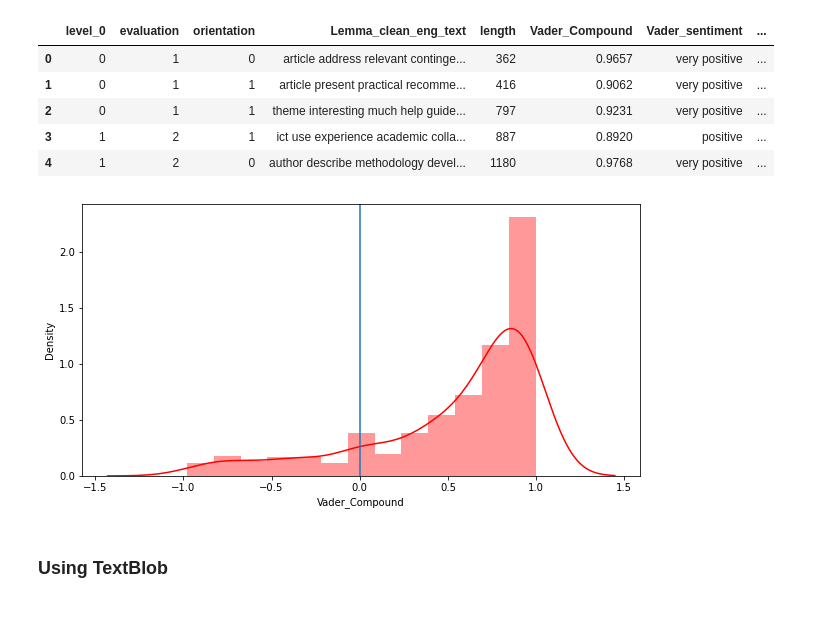
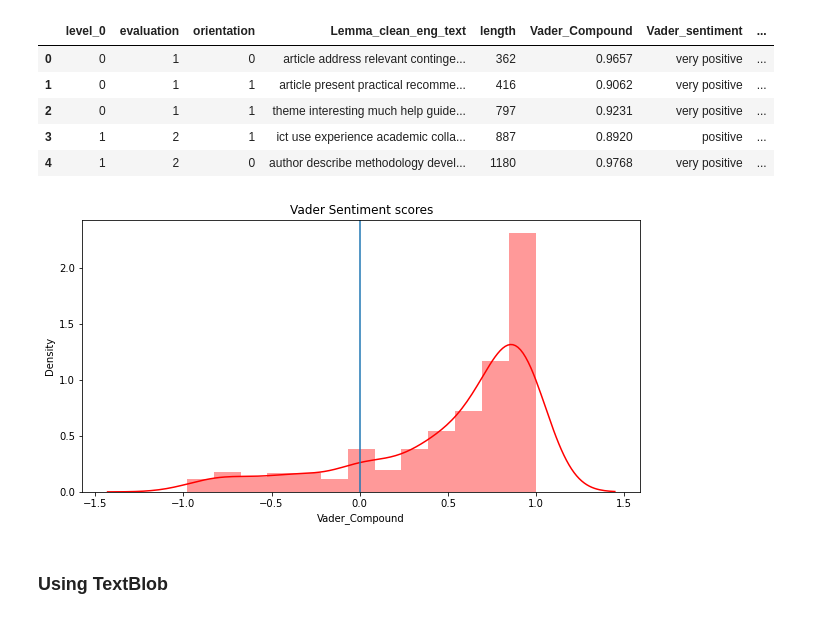
Before and after one commit to isanjawa/Sentiment-analysis-on-Peers-Reviews, a Jupyter notebook: Sentiment_on_English_Reviews.ipynb, the cells around one changed output. Cells and saved outputs as stored; diff of their text form; code cells hidden in the pictures.

```diff
--- a/Sentiment_on_English_Reviews.ipynb
+++ b/Sentiment_on_English_Reviews.ipynb
@@ -189,14 +189,15 @@ df_new.head()
 # %%
 # Plot of Vader_Compound column
 
 plt.figure(figsize=(10,5))
 sns.distplot(df_new['Vader_Compound'], color = 'r')
+plt.title('Vader Sentiment scores')
 plt.axvline(0)
 plt.draw()
 
 # From the graph we can see that most of the reviews are positive(most of the compound values are greater a than 0)
 # %% [output]
-[figure, old version]
+[figure, new version]
 # %% [markdown]
 ### Using TextBlob
 # %%
```
Also changed, not shown: parts of 6 cells of this notebook, 4 other files.
